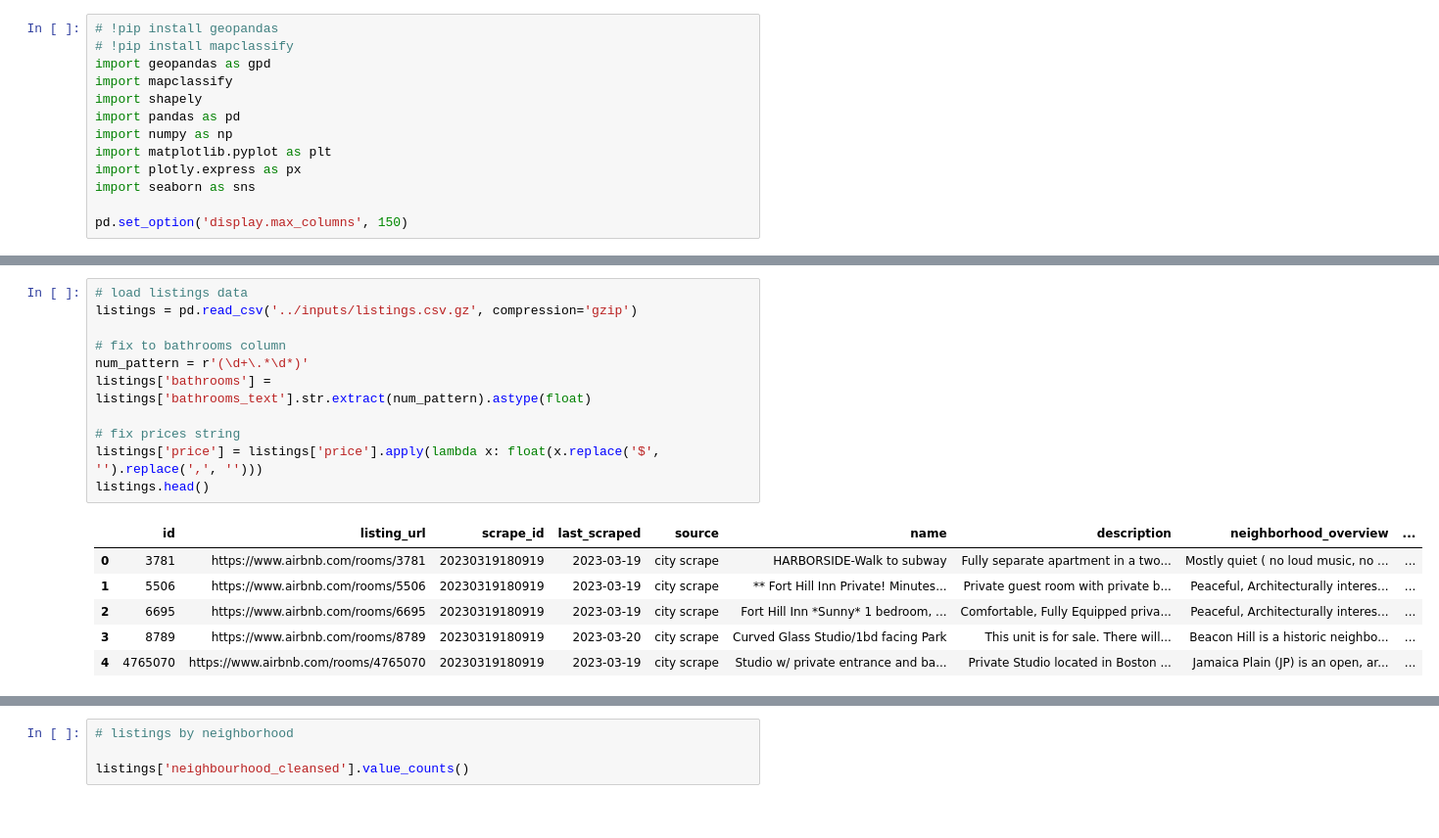
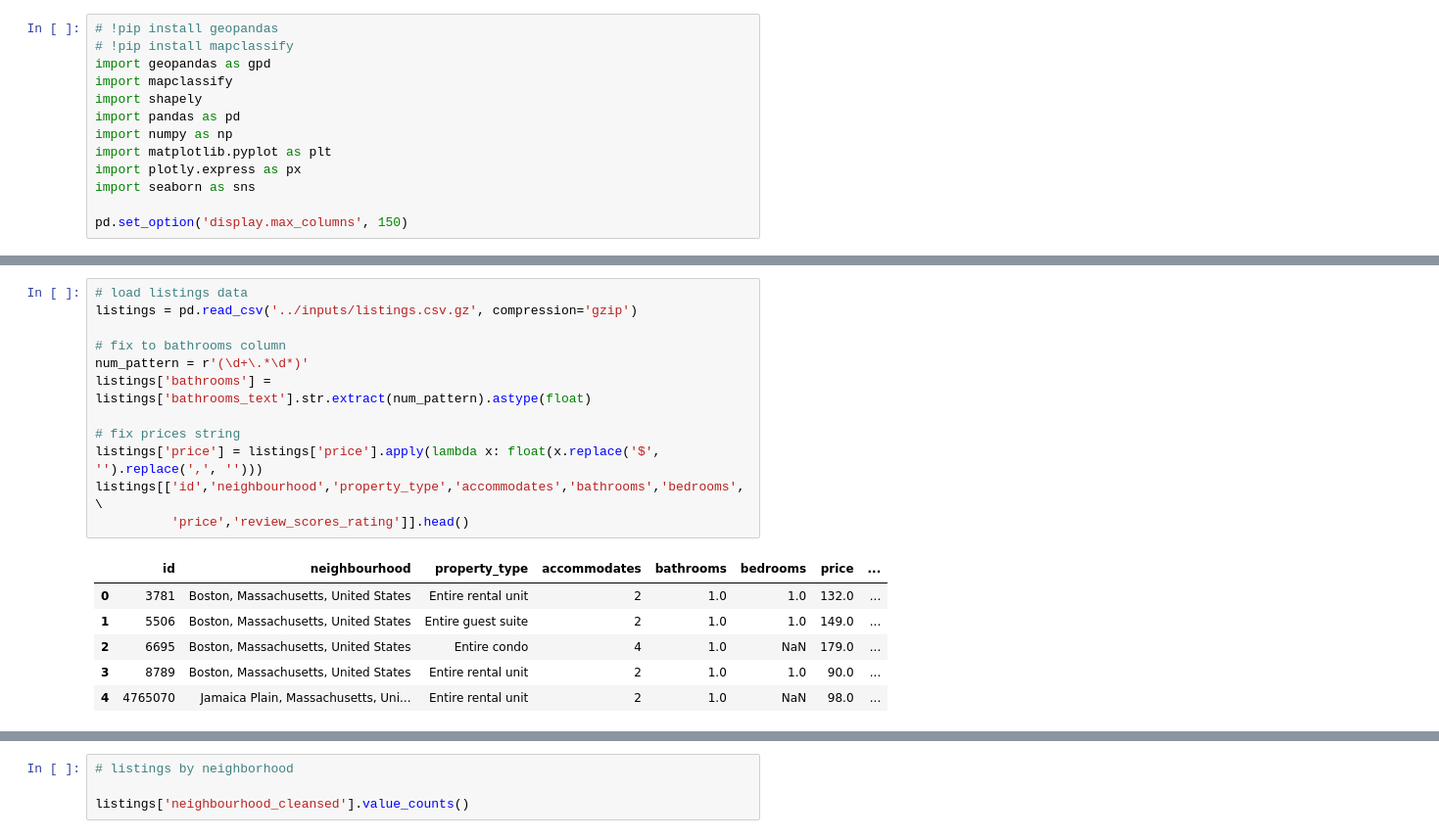
Before and after one commit to Brooks377/leftside_teamproject, a Jupyter notebook: ugly_god/EDA_Methodology.ipynb, the cells around one changed output, grey strips where cells are left out. Shown: that part at 98% size. Saved outputs shown, nothing was run; the diff lists cells and outputs as text.

```diff
--- a/ugly_god/EDA_Methodology.ipynb
+++ b/ugly_god/EDA_Methodology.ipynb
@@ -27,18 +39,19 @@ Important cleaning notes:
 # %%
 # load listings data
 listings = pd.read_csv('../inputs/listings.csv.gz', compression='gzip')
 
 # fix to bathrooms column
 num_pattern = r'(\d+\.*\d*)'
 listings['bathrooms'] = listings['bathrooms_text'].str.extract(num_pattern).astype(float)
 
 # fix prices string
 listings['price'] = listings['price'].apply(lambda x: float(x.replace('$', '').replace(',', '')))
-listings.head()
+listings[['id','neighbourhood','property_type','accommodates','bathrooms','bedrooms',\
+          'price','review_scores_rating']].head()
 # %% [output]
-|  | id | listing_url | scrape_id | last_scraped | source | name | description | neighborhood_overview | ... |
-| 0 | 3781 | https://www.airbnb.com/rooms/3781 | 20230319180919 | 2023-03-19 | city scrape | HARBORSIDE-Walk to subway | Fully separate apartment in a two... | Mostly quiet ( no loud music, no ... | ... |
-| 1 | 5506 | https://www.airbnb.com/rooms/5506 | 20230319180919 | 2023-03-19 | city scrape | ** Fort Hill Inn Private! Minutes... | Private guest room with private b... | Peaceful, Architecturally interes... | ... |
-| 2 | 6695 | https://www.airbnb.com/rooms/6695 | 20230319180919 | 2023-03-19 | city scrape | Fort Hill Inn *Sunny* 1 bedroom, ... | Comfortable, Fully Equipped priva... | Peaceful, Architecturally interes... | ... |
-| 3 | 8789 | https://www.airbnb.com/rooms/8789 | 20230319180919 | 2023-03-20 | city scrape | Curved Glass Studio/1bd facing Park | This unit is for sale. There will... | Beacon Hill is a historic neighbo... | ... |
-| 4 | 4765070 | https://www.airbnb.com/rooms/4765070 | 20230319180919 | 2023-03-19 | city scrape | Studio w/ private entrance and ba... | Private Studio located in Boston ... | Jamaica Plain (JP) is an open, ar... | ... |
+|  | id | neighbourhood | property_type | accommodates | bathrooms | bedrooms | price | ... |
+| 0 | 3781 | Boston, Massachusetts, United States | Entire rental unit | 2 | 1.0 | 1.0 | 132.0 | ... |
+| 1 | 5506 | Boston, Massachusetts, United States | Entire guest suite | 2 | 1.0 | 1.0 | 149.0 | ... |
+| 2 | 6695 | Boston, Massachusetts, United States | Entire condo | 4 | 1.0 | NaN | 179.0 | ... |
+| 3 | 8789 | Boston, Massachusetts, United States | Entire rental unit | 2 | 1.0 | 1.0 | 90.0 | ... |
+| 4 | 4765070 | Jamaica Plain, Massachusetts, Uni... | Entire rental unit | 2 | 1.0 | NaN | 98.0 | ... |
```
Also changed, not shown: parts of 25 cells of this notebook.
